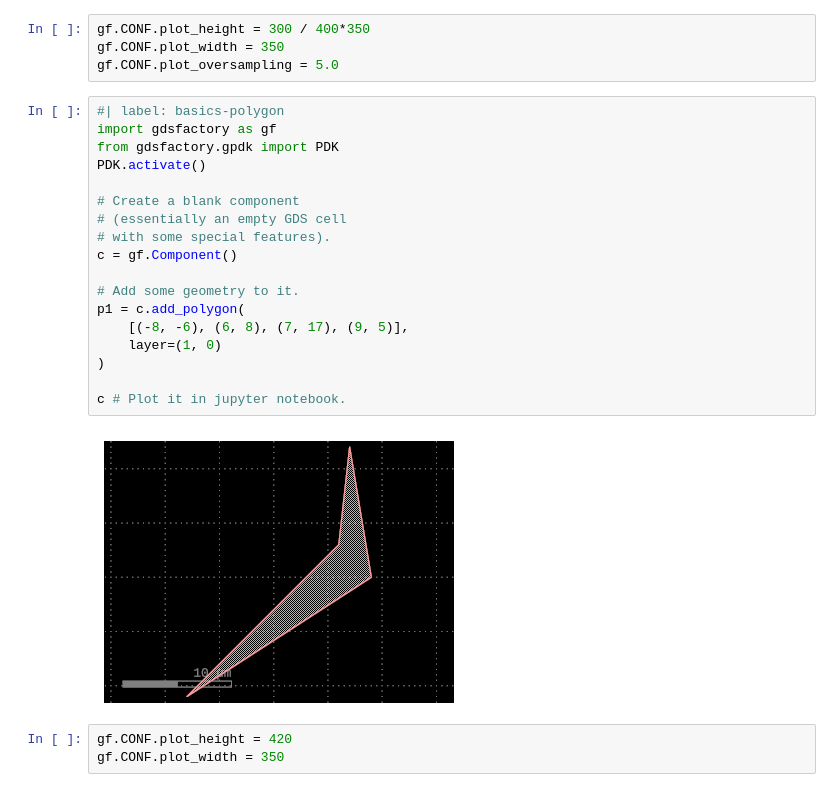
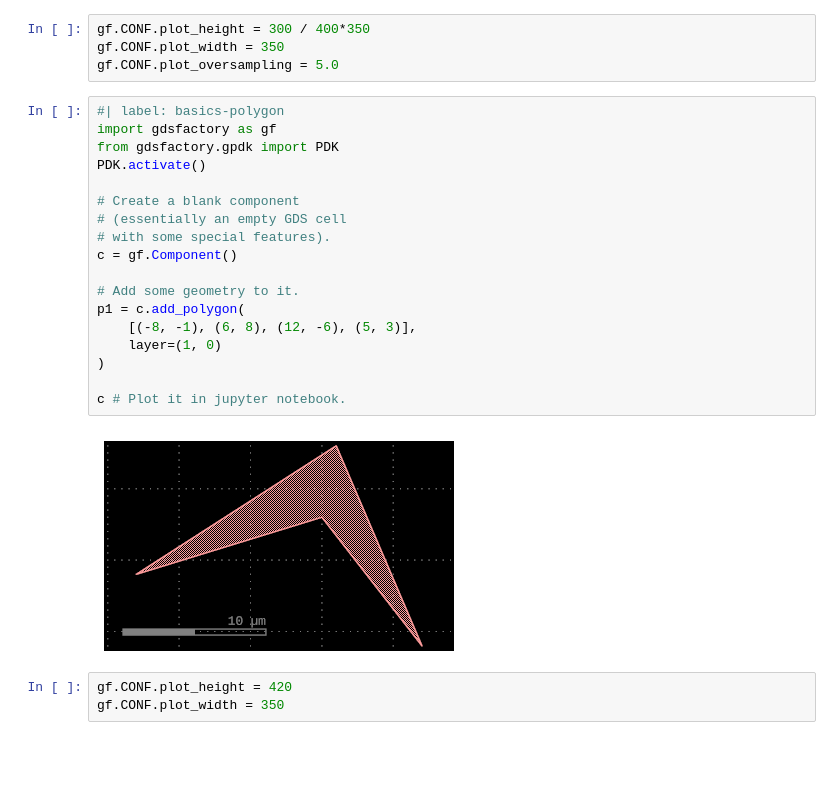
Before and after one commit to gdsfactory/photonics_paper, a Jupyter notebook: notebooks/basics.ipynb, the cells around one changed output. Drawn from its saved outputs; the diff is of its cells as text; blank space fills up the shorter version.

```diff
--- a/notebooks/basics.ipynb
+++ b/notebooks/basics.ipynb
@@ -15,23 +15,23 @@ gf.CONF.plot_oversampling = 5.0
 # %%
 #| label: basics-polygon
 import gdsfactory as gf
 from gdsfactory.gpdk import PDK
 PDK.activate()
 
 # Create a blank component
 # (essentially an empty GDS cell
 # with some special features).
 c = gf.Component()
 
 # Add some geometry to it.
 p1 = c.add_polygon(
-    [(-8, -6), (6, 8), (7, 17), (9, 5)],
+    [(-8, -1), (6, 8), (12, -6), (5, 3)],
     layer=(1, 0)
 )
 
 c # Plot it in jupyter notebook.
 # %% [output]
-[figure, old version]
+[figure, new version]
 # %%
 gf.CONF.plot_height = 420
 gf.CONF.plot_width = 350
```
Also changed, not shown: 3 other files.
